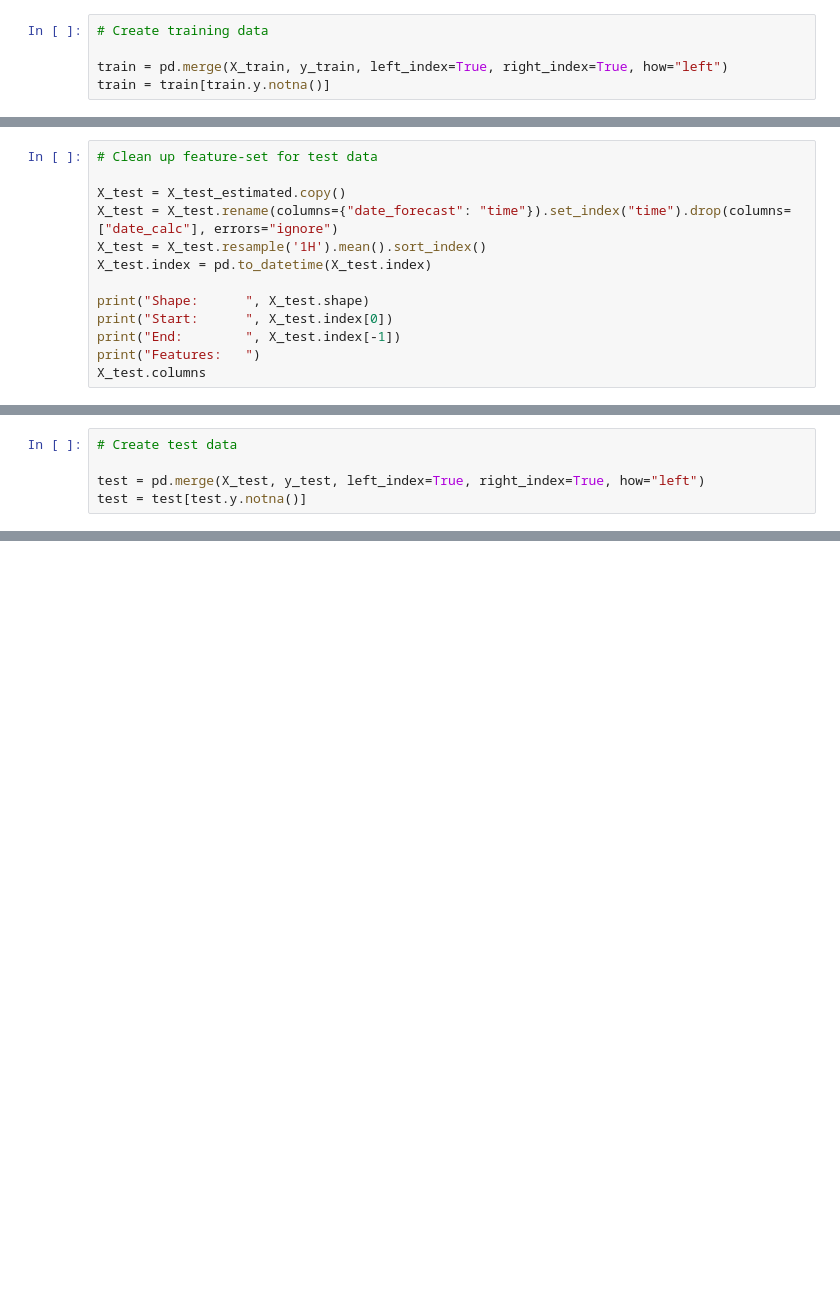
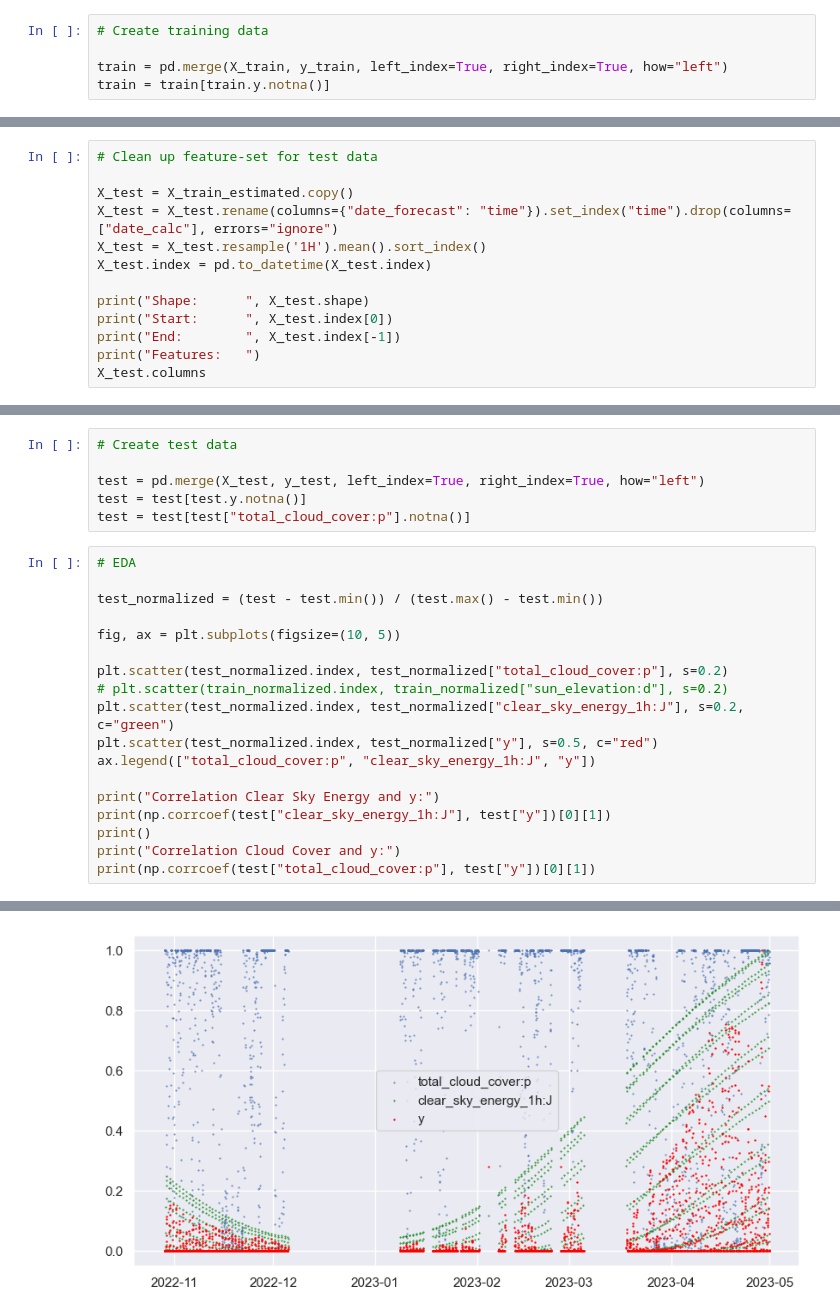
Before and after one commit to mathiasraa/tdt4173-forecasting, a Jupyter notebook: notebooks/eda.ipynb, the cells around one changed output, grey strips where cells are left out. Saved outputs shown, nothing was run; the diff lists cells and outputs as text; blank space fills up the shorter version.

```diff
--- a/notebooks/eda.ipynb
+++ b/notebooks/eda.ipynb
@@ -92,7 +120,7 @@ Correlation Cloud Cover and y:
 # %%
 # Clean up feature-set for test data
 
-X_test = X_test_estimated.copy()
+X_test = X_train_estimated.copy()
 X_test = X_test.rename(columns={"date_forecast": "time"}).set_index("time").drop(columns=["date_calc"], errors="ignore")
 X_test = X_test.resample('1H').mean().sort_index()
 X_test.index = pd.to_datetime(X_test.index)
@@ -143,3 +171,23 @@ End:    2023-04-30 23:00:00
 
 test = pd.merge(X_test, y_test, left_index=True, right_index=True, how="left")
 test = test[test.y.notna()]
+test = test[test["total_cloud_cover:p"].notna()]
+# %%
+# EDA
+
+test_normalized = (test - test.min()) / (test.max() - test.min())
+
+fig, ax = plt.subplots(figsize=(10, 5))
+
+plt.scatter(test_normalized.index, test_normalized["total_cloud_cover:p"], s=0.2)
+# plt.scatter(train_normalized.index, train_normalized["sun_elevation:d"], s=0.2)
+plt.scatter(test_normalized.index, test_normalized["clear_sky_energy_1h:J"], s=0.2, c="green")
+plt.scatter(test_normalized.index, test_normalized["y"], s=0.5, c="red")
+ax.legend(["total_cloud_cover:p", "clear_sky_energy_1h:J", "y"])
+
+print("Correlation Clear Sky Energy and y:")
+print(np.corrcoef(test["clear_sky_energy_1h:J"], test["y"])[0][1])
+print()
+print("Correlation Cloud Cover and y:")
+print(np.corrcoef(test["total_cloud_cover:p"], test["y"])[0][1])
+# %% [output]
@@ -146,3 +199,4 @@ test = test[test.y.notna()]
+[figure, added]
 # %%
 plot_data = train_normalized.copy()
 
```
Also changed, not shown: parts of 18 cells of this notebook, 3 other files.
